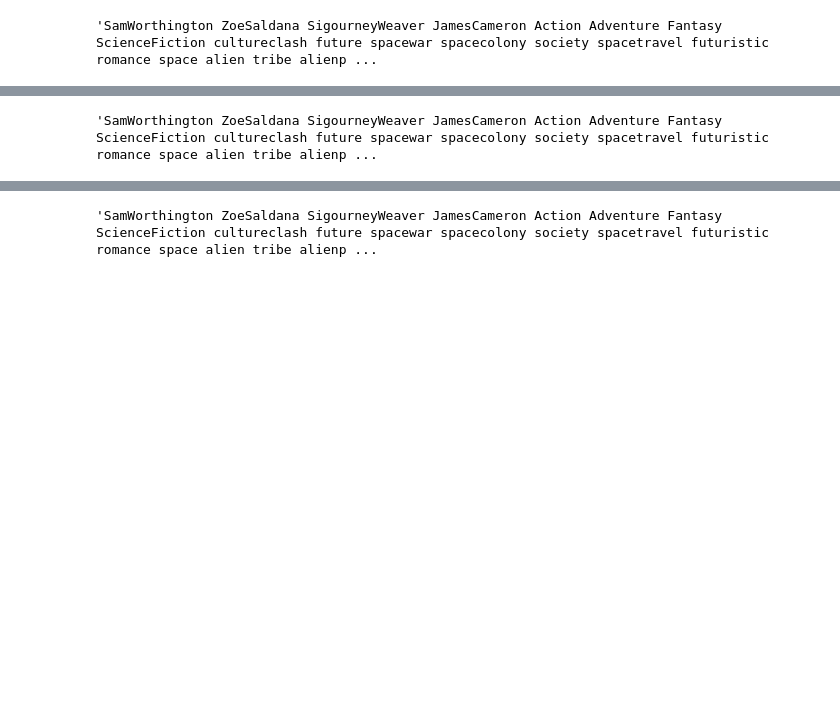
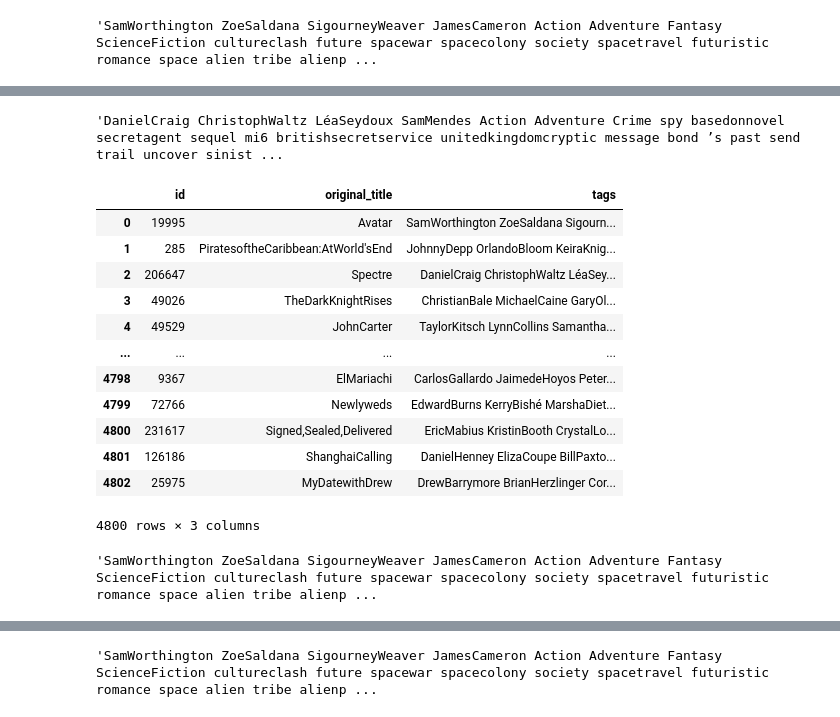
Before and after one commit to YuvrajSingh-mist/Movie_Recommender_System, a Jupyter notebook: Movie_Recommneder_System.ipynb, the cells around one changed output, grey strips where cells are left out. Drawn from its saved outputs; the diff is of its cells as text; code cells hidden in the pictures; blank space fills up the shorter version.

```diff
--- a/Movie_Recommneder_System.ipynb
+++ b/Movie_Recommneder_System.ipynb
@@ -718,6 +722,6 @@ movies['original_title'] = movies['original_title'].apply(insert_space_at_beginn
 # %%
 movies['tags'] = movies['tags'] + movies['original_title']
 # %%
-movies.iloc[0, 2]
+movies.iloc[2, 2]
 # %% [output]
-'SamWorthington ZoeSaldana SigourneyWeaver JamesCameron Action Adventure Fantasy ScienceFiction cultureclash future spacewar spacecolony society spacetravel futuristic romance space alien tribe alienp ...
+'DanielCraig ChristophWaltz LéaSeydoux SamMendes Action Adventure Crime spy basedonnovel secretagent sequel mi6 britishsecretservice unitedkingdomcryptic message bond ’s past send trail uncover sinist ...
@@ -723,0 +730,26 @@ movies.iloc[0, 2]
+# %%
+def remove_spaces_str(string):
+    string = string.replace(' ', '')
+    return string
+# %%
+movies['original_title'] = movies['original_title'].apply(remove_spaces_str)
+# %%
+movies
+# %% [output]
+|  | id | original_title | tags |
+| 0 | 19995 | Avatar | SamWorthington ZoeSaldana Sigourn... |
+| 1 | 285 | PiratesoftheCaribbean:AtWorld'sEnd | JohnnyDepp OrlandoBloom KeiraKnig... |
+| 2 | 206647 | Spectre | DanielCraig ChristophWaltz LéaSey... |
+| 3 | 49026 | TheDarkKnightRises | ChristianBale MichaelCaine GaryOl... |
+| 4 | 49529 | JohnCarter | TaylorKitsch LynnCollins Samantha... |
+| ... | ... | ... | ... |
+| 4798 | 9367 | ElMariachi | CarlosGallardo JaimedeHoyos Peter... |
+| 4799 | 72766 | Newlyweds | EdwardBurns KerryBishé MarshaDiet... |
+| 4800 | 231617 | Signed,Sealed,Delivered | EricMabius KristinBooth CrystalLo... |
+| 4801 | 126186 | ShanghaiCalling | DanielHenney ElizaCoupe BillPaxto... |
+| 4802 | 25975 | MyDatewithDrew | DrewBarrymore BrianHerzlinger Cor... |
+4800 rows × 3 columns
+# %%
+movies.iloc[0,2]
+# %% [output]
+'SamWorthington ZoeSaldana SigourneyWeaver JamesCameron Action Adventure Fantasy ScienceFiction cultureclash future spacewar spacecolony society spacetravel futuristic romance space alien tribe alienp ...
```
Also changed, not shown: parts of 18 cells of this notebook.
